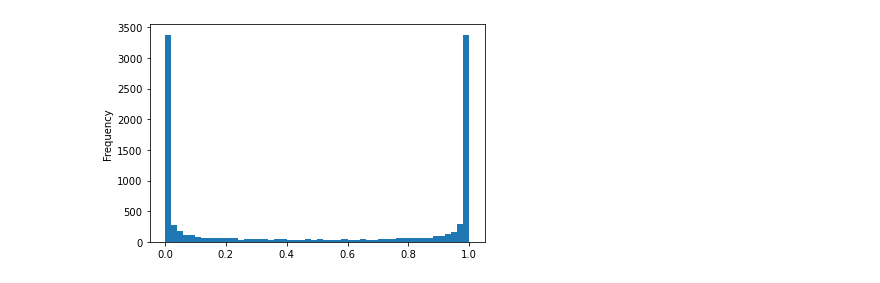
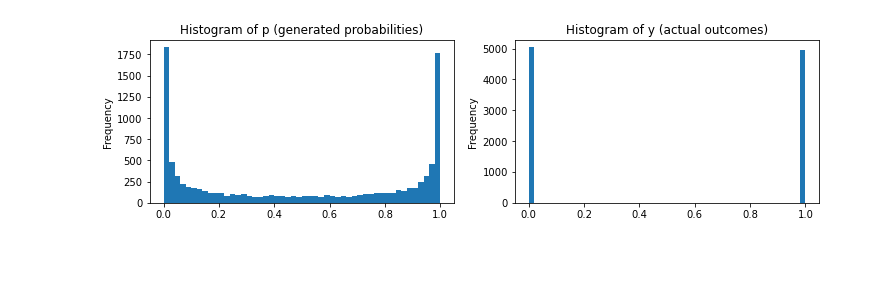
Before and after one commit to PabloIsCoding/simulated_worlds, a Jupyter notebook: Extremizing.ipynb, the cells around one changed output. Cells and saved outputs as stored; diff of their text form; code cells hidden in the pictures; blank space fills up the shorter version.

Commit message:
fix sampling, add heatmaps and brier score prototype

```diff
--- a/Extremizing.ipynb
+++ b/Extremizing.ipynb
@@ -6,33 +8,46 @@ import matplotlib.pyplot as plt
 # %%
 def logit(p):
     return np.log(p/(1-p))
 
+def original_brier_score(forecast, actual_outcome, category_size=0.005):
+    bins = np.arange(0, 1+category_size, category_size)
+    assigned_bins = np.digitize(forecast, bins)
+    aux = pd.DataFrame({'forecast':forecast, 'actual_outcome':actual_outcome, 'assigned_bins':assigned_bins})
+    result = pd.DataFrame({
+        'square_error':aux.groupby('assigned_bins').apply(lambda x: sum((x['forecast']-x['actual_outcome'])**2)),
+        'actual_frequencies':aux.groupby('assigned_bins')['actual_outcome'].mean(),
+        'mean_forecast':aux.groupby('assigned_bins')['forecast'].mean()}).sort_index()
+    return result, bins
+
 def generate_logit_samples(μ, cov, β0, β, N=100_000):
     # Simulation
     X = np.random.multivariate_normal(μ, cov, size=N)
-    ϵ = np.random.normal(size=N)
-    log_ps = β0 + X @ β + ϵ
+    log_ps = β0 + X @ β
     ps = np.exp(log_ps)/(1+np.exp(log_ps))
+    y = (np.random.uniform(size=N) <= ps).astype(int) # -> if p = 0.8, the uniform sample has 80% prob of being 1
 
     # Putting the results into a dataframe for convenience
     samples = pd.DataFrame(X)
     samples.columns = [f'x_{i}' for i in range(1, len(μ)+ 1)]
     samples['p'] = ps
+    samples['y'] = y
     return samples
 
 
 ρ12 = 0.5
 ρ13 = 0.4
 ρ23 = 0.3
-cov = [[1, ρ12, ρ13],
+cov = [[1, ρ12, ρ13], # Note that I can get away with using correlations as covariances only because *all* standard devs are 1
        [ρ12, 1, ρ23],
        [ρ13, ρ23, 1]]
 μ = np.zeros(3)
 
-β = np.array([1, 2, 8])
+β = np.array([0.3, 0.4, 4])
 
 samples = generate_logit_samples(μ, cov, 0, β, N=10_000)
 
-pd.Series(samples['p']).plot.hist(bins=50);
+fig, axarray = plt.subplots(1, 2, figsize=(6*2, 3))
+pd.Series(samples['p']).plot.hist(bins=50, ax=axarray[0], title='Histogram of p (generated probabilities)');
+pd.Series(samples['y']).plot.hist(bins=50, ax=axarray[1], title='Histogram of y (actual outcomes)');
 # %% [output]
-[figure, old version]
+[figure, new version]
```
Also changed, not shown: parts of 10 cells of this notebook.
